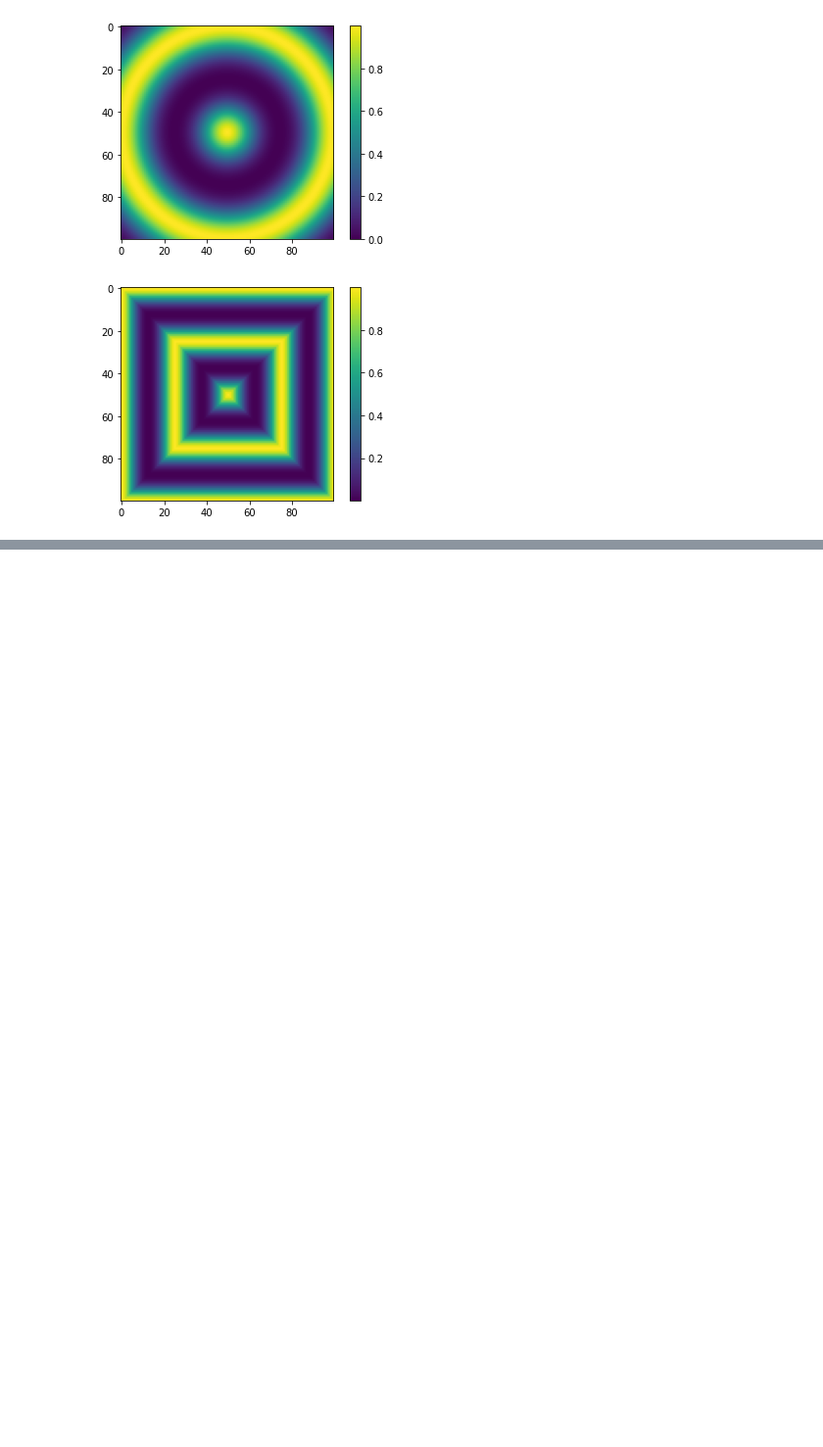
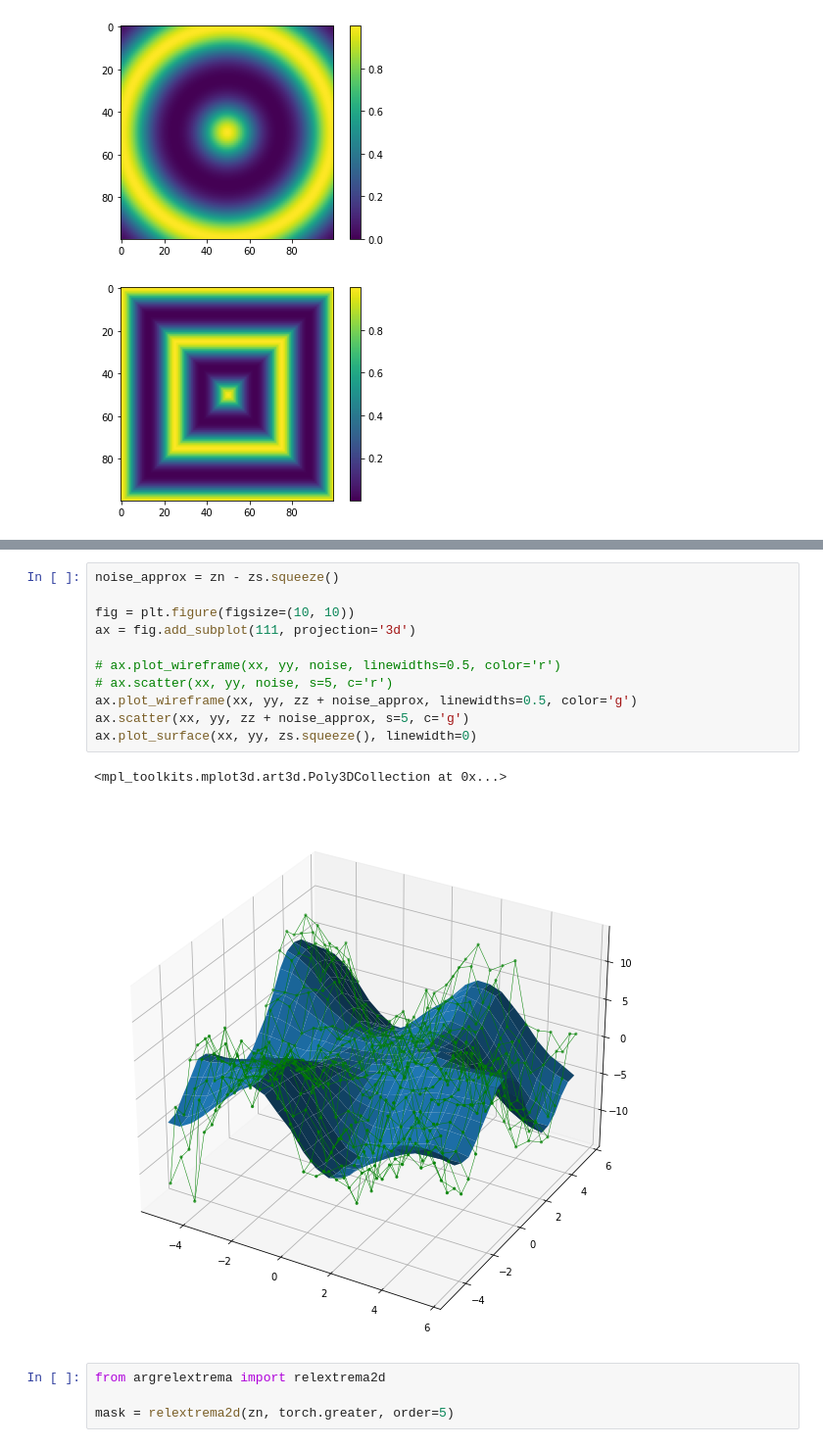
Before and after one commit to usryokousha/vit-sr-pytorch, a Jupyter notebook: vit_sr_pytorch/test_mask.ipynb, the cells around one changed output, grey strips where cells are left out. Shown at 98% size. Drawn from its saved outputs; the diff is of its cells as text; blank space fills up the shorter version.

```diff
--- a/vit_sr_pytorch/test_mask.ipynb
+++ b/vit_sr_pytorch/test_mask.ipynb
@@ -83,0 +113,18 @@ plt.colorbar()
+# %%
+noise_approx = zn - zs.squeeze()
+
+fig = plt.figure(figsize=(10, 10))
+ax = fig.add_subplot(111, projection='3d')
+
+# ax.plot_wireframe(xx, yy, noise, linewidths=0.5, color='r')
+# ax.scatter(xx, yy, noise, s=5, c='r')
+ax.plot_wireframe(xx, yy, zz + noise_approx, linewidths=0.5, color='g')
+ax.scatter(xx, yy, zz + noise_approx, s=5, c='g')
+ax.plot_surface(xx, yy, zs.squeeze(), linewidth=0)
+# %% [output]
+<mpl_toolkits.mplot3d.art3d.Poly3DCollection at 0x...>
+[figure, added]
+# %%
+from argrelextrema import relextrema2d
+
+mask = relextrema2d(zn, torch.greater, order=5)
```
Also changed, not shown: parts of 2 cells of this notebook, 2 other files.
